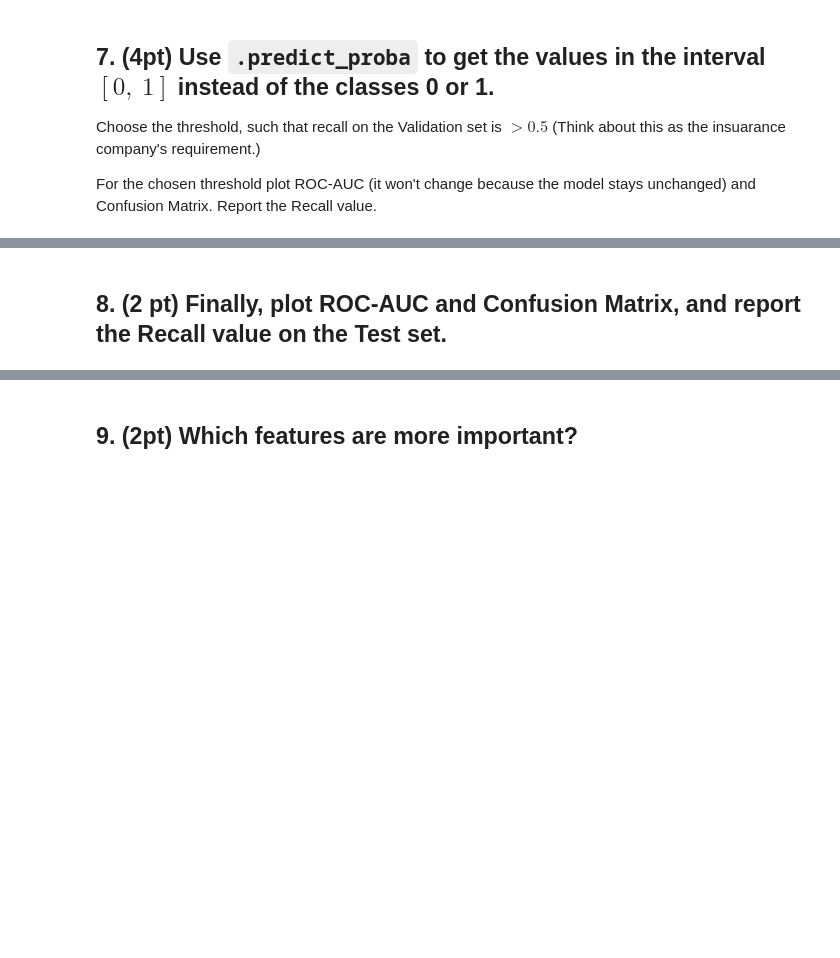
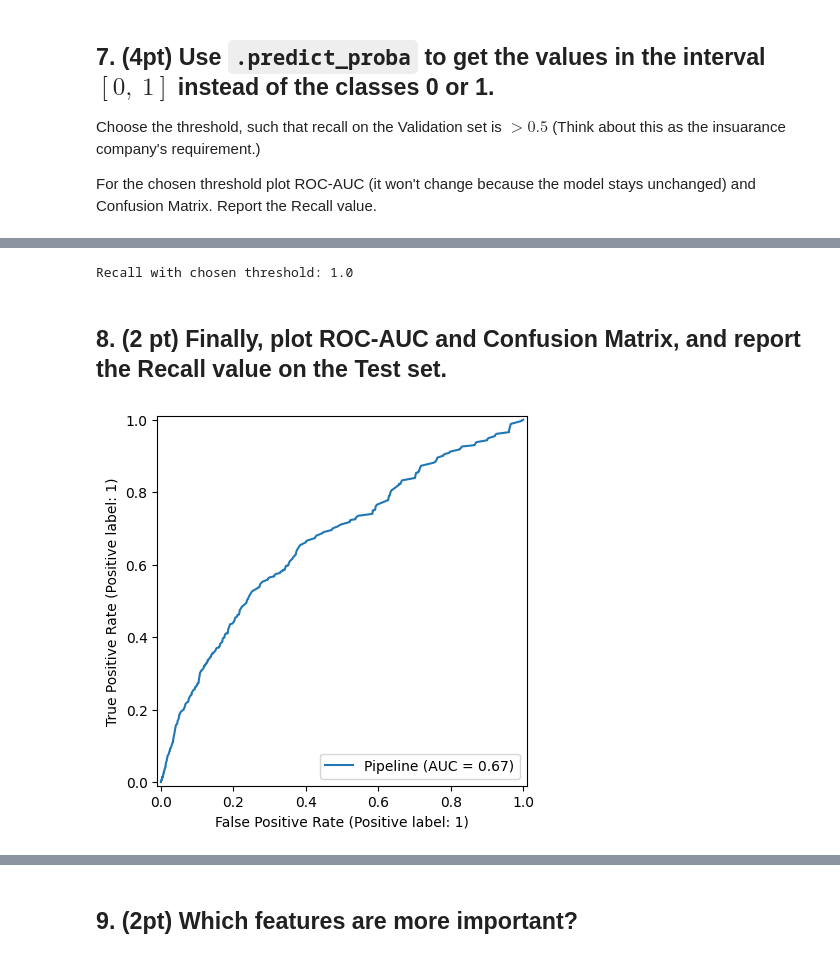
Before and after one commit to ansleyo/RIT_ML, a Jupyter notebook: 2025_spring/Week06_ROC_AUC/HW5.ipynb, the cells around one changed output, grey strips where cells are left out. Saved outputs shown, nothing was run; the diff lists cells and outputs as text; code cells hidden in the pictures; blank space fills up the shorter version.

```diff
--- a/2025_spring/Week06_ROC_AUC/HW5.ipynb
+++ b/2025_spring/Week06_ROC_AUC/HW5.ipynb
@@ -186,2 +217,7 @@ For the chosen threshold plot ROC-AUC (it won't change because the model stays u
+# %%
+recall_best = recall_score(y_valid, y_pred_best)
+print(f"Recall with chosen threshold: {recall_best}")
+# %% [output]
+Recall with chosen threshold: 1.0
 # %% [markdown]
 ## 8. (2 pt) Finally, plot ROC-AUC and Confusion Matrix, and report the Recall value on the Test set.
@@ -187,0 +226,5 @@ For the chosen threshold plot ROC-AUC (it won't change because the model stays u
+# %%
+RocCurveDisplay.from_estimator(pipe, X_test, y_test)
+plt.show()
+# %% [output]
+[figure, added]
```
Also changed, not shown: parts of 8 cells of this notebook.
